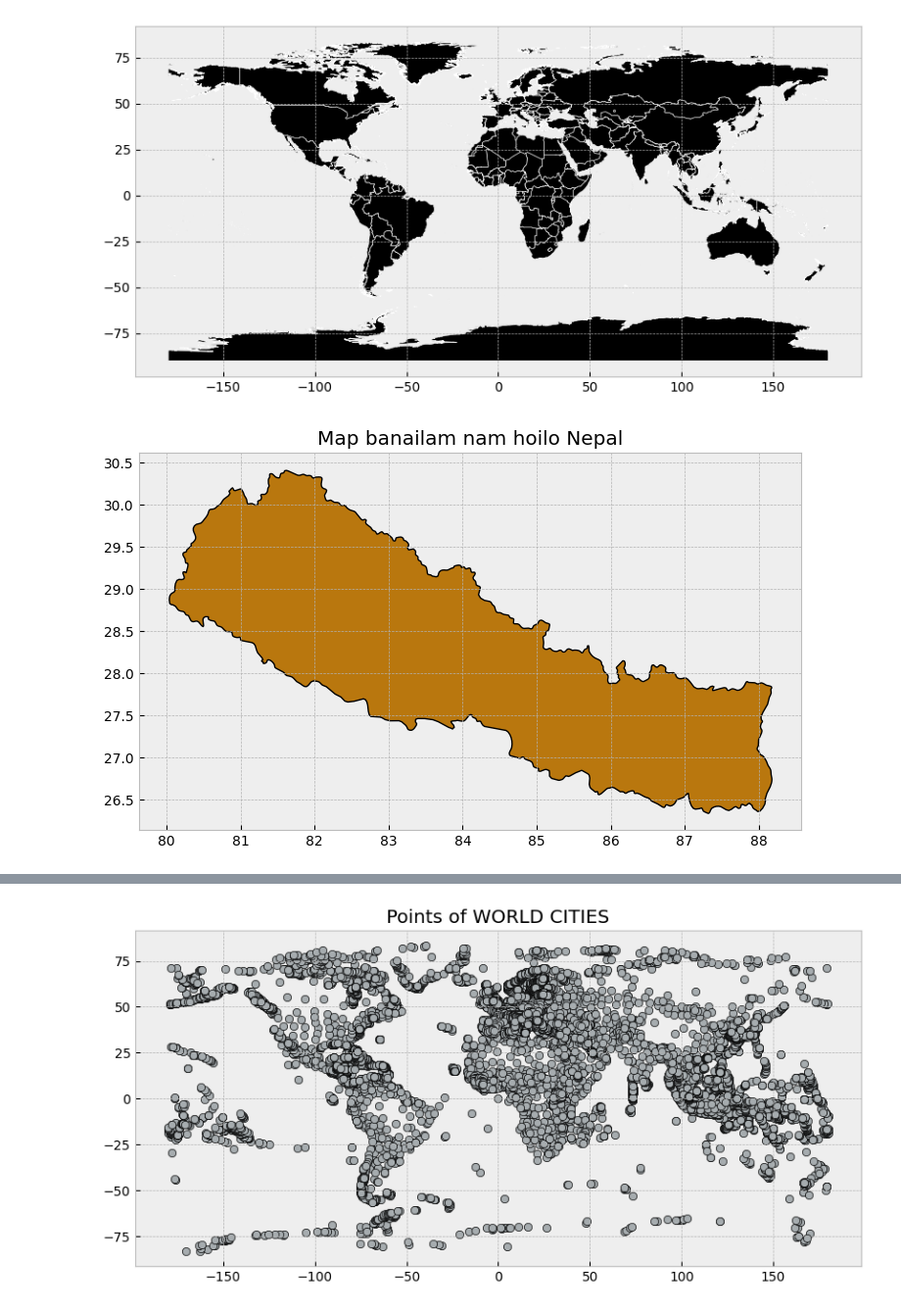
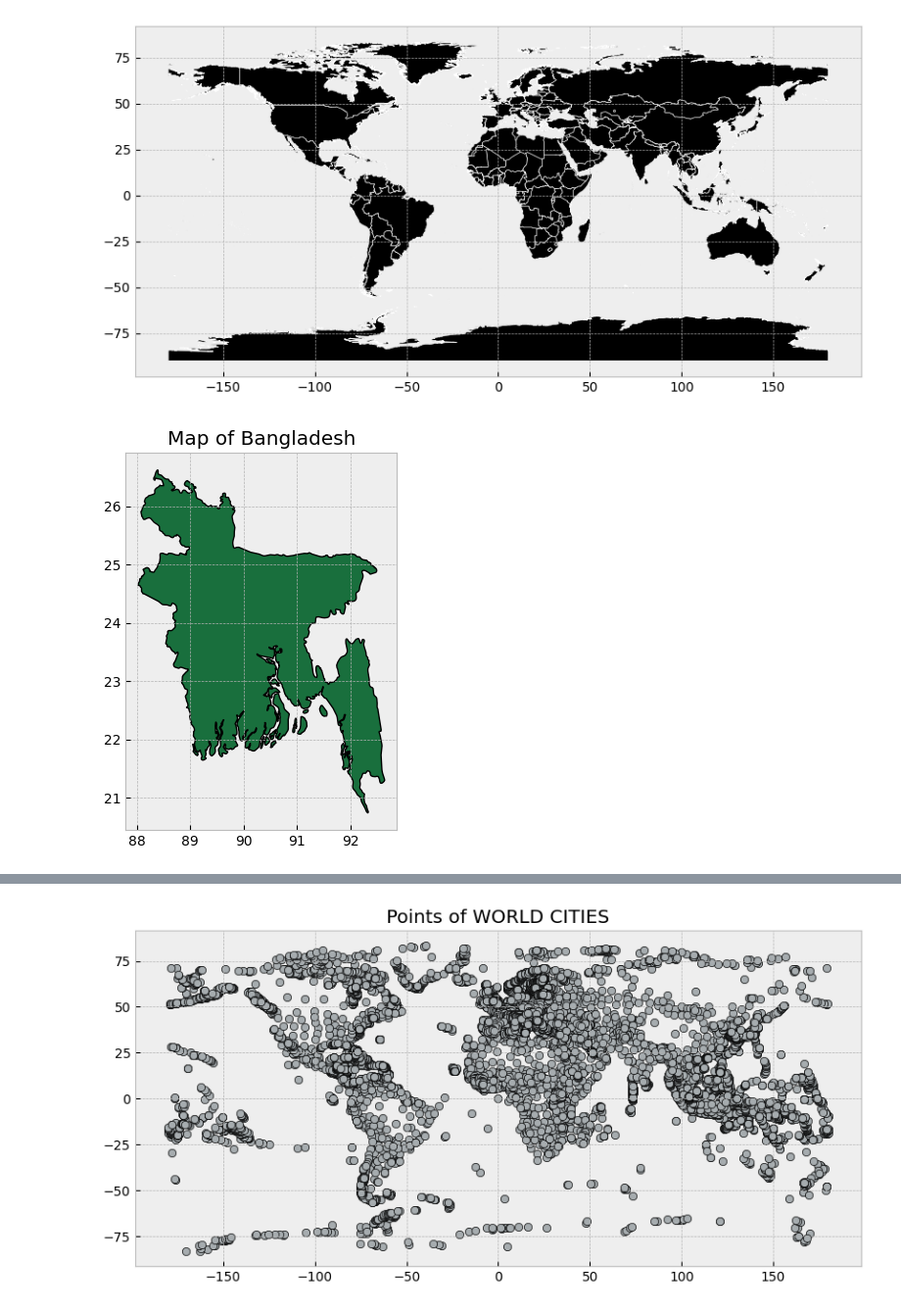
Before and after one commit to amomen1218/python-for-remote-sensing, a Jupyter notebook: attributes_vector_data.ipynb, the cells around one changed output, grey strips where cells are left out. Shown at 98% size. Cells and saved outputs as stored; diff of their text form; code cells hidden in the pictures.

```diff
--- a/attributes_vector_data.ipynb
+++ b/attributes_vector_data.ipynb
@@ -27,11 +27,11 @@ plt.show()
 # %%
 import geopandas as pd
 import matplotlib.pyplot as plt
 world = pd.read_file('/content/world_countries')
-country_name = 'Nepal' #write a country name to get their boundary
+country_name = 'Bangladesh' #write a country name to get their boundary
 country = world[world['SOVEREIGNT'] == country_name]
-country.plot (figsize=(10,5), color='#b9770e', edgecolor='black', linewidth=1.0)
-plt.title(f'Map banailam nam hoilo {country_name}')
+country.plot (figsize=(10,5), color='#196f3d', edgecolor='black', linewidth=1.0)
+plt.title(f'Map of {country_name}')
 plt.show()
 # %% [output]
-[figure, old version]
+[figure, new version]
```
Also changed, not shown: parts of 1 cell of this notebook.
